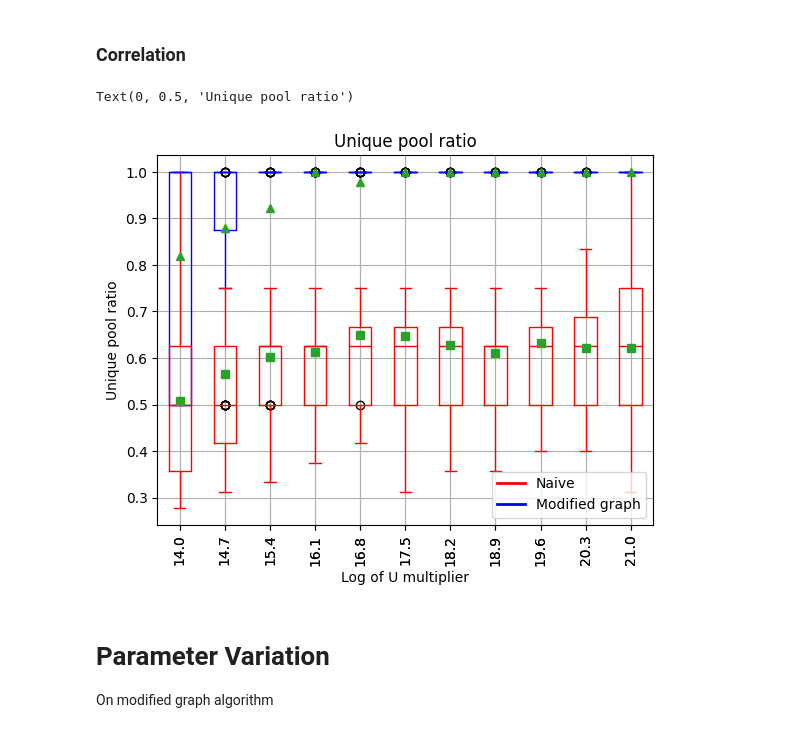
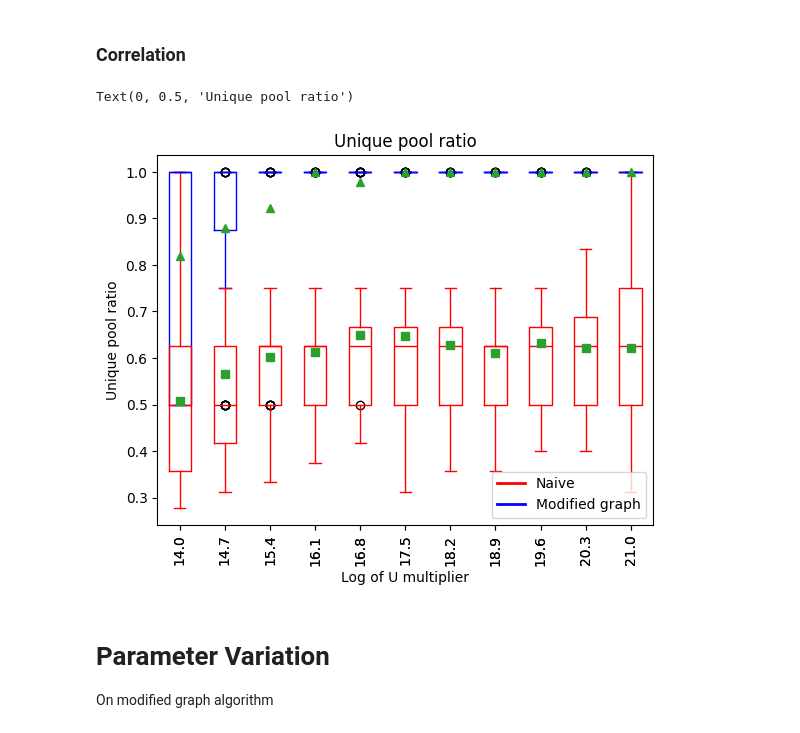
Before and after one commit to longtrieuuit/defi-arbitrage, a Jupyter notebook: arbitrage_finding.ipynb, the cells around one changed output. Saved outputs shown, nothing was run; the diff lists cells and outputs as text; code cells hidden in the pictures.

```diff
--- a/arbitrage_finding.ipynb
+++ b/arbitrage_finding.ipynb
@@ -402,24 +467,24 @@ graph_hop_df = create_hop_df(graph_df)
 # %%
 ax = graph_hop_df.groupby(["block_number", "log_u_eth_norm"]).apply(
     lambda df: df["pool"].nunique() / df["pool"].count()
 ).rename("unique_pool_ratio").reset_index().pivot(
     index = "block_number", columns = "log_u_eth_norm", values = "unique_pool_ratio"
-).boxplot(color = GRAPH_COLOR, showmeans = True, rot = 90)
+).boxplot(color = GRAPH_COLOR, grid = False, showmeans = True, rot = 90)
 
 ax = naive_hop_df.groupby(["block_number", "log_u_eth_norm"]).apply(
     lambda df: df["pool"].nunique() / df["pool"].count()
 ).rename("unique_pool_ratio").reset_index().pivot(
     index = "block_number", columns = "log_u_eth_norm", values = "unique_pool_ratio"
-).boxplot(color = NAIVE_COLOR, showmeans = True, rot = 90, meanprops={"marker":"s"})
+).boxplot(color = NAIVE_COLOR, grid = False, showmeans = True, rot = 90, meanprops={"marker":"s"})
 
 ax.set_xticklabels([round(float(x.get_text()), 1) for x in ax.get_xticklabels()])
 plt.legend(LEGEND_LINES, ["Naive", "Modified graph"])
 plt.title("Unique pool ratio")
 plt.xlabel("Log of U multiplier")
 plt.ylabel("Unique pool ratio")
 # %% [output]
 Text(0, 0.5, 'Unique pool ratio')
-[figure, old version]
+[figure, new version]
 # %% [markdown]
 # Parameter Variation
 On modified graph algorithm
```
Also changed, not shown: parts of 12 cells of this notebook.
